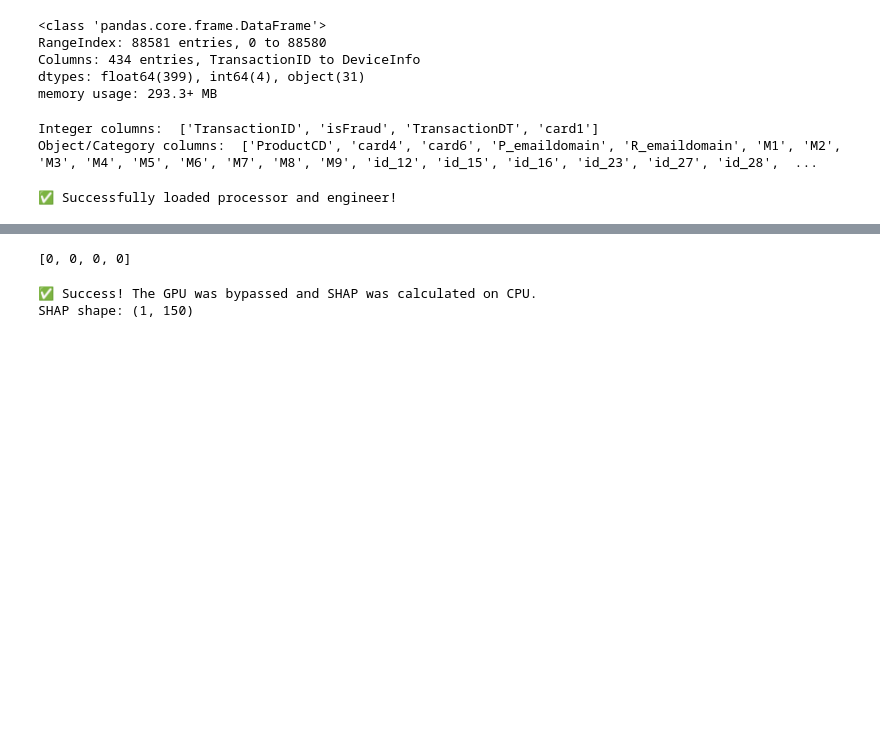
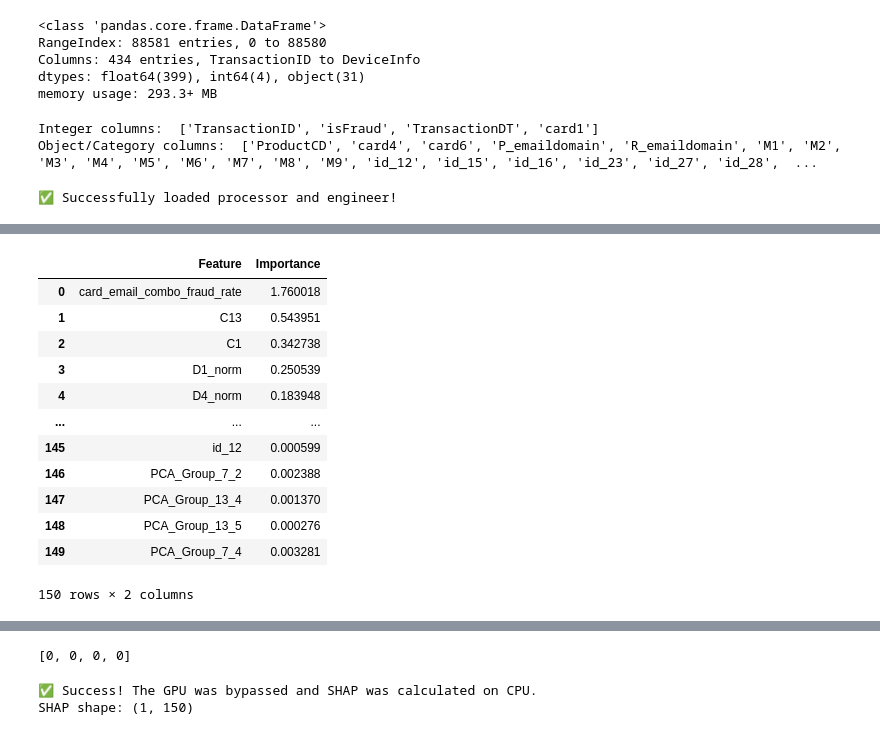
Before and after one commit to kmache/sentinel-fraud-ops, a Jupyter notebook: notebooks/01_exploration.ipynb, the cells around one changed output, grey strips where cells are left out. Saved outputs shown, nothing was run; the diff lists cells and outputs as text; code cells hidden in the pictures; blank space fills up the shorter version.

```diff
--- a/notebooks/01_exploration.ipynb
+++ b/notebooks/01_exploration.ipynb
@@ -837,19 +542,4 @@ duration = (time.time() - start) * 1000
-# %%
-batch_explanations = []
-
-for i in range(len(test_row)):
-    feature_impacts = shap_matrix[i][:-1]
-
-    raw_values = test_row.iloc[i].values
-
-    impacts_list = []
-    for name, val, impact in zip(xgb_features, raw_values, feature_impacts):
-        if abs(impact) > 1e-4:
-            impacts_list.append({
-                "feature": name,
-                "value": str(round(val, 3)),
-                "impact": float(impact)
-            })
-
-    top_n = sorted(impacts_list, key=lambda x: abs(x['impact']), reverse=True)[:10]
-    batch_explanations.append(top_n)
+# %%
+batch_explanations = []
+batch_size = 4000
+total_rows = len(test_row)
@@ -855,0 +749,29 @@ for i in range(len(test_row)):
+# %%
+batch_totals = {}
+count = 0
+for tx_expl in batch_explanations:
+    count += 1
+    for item in tx_expl:
+        feat = item['feature']
+        impact = abs(item['impact'])
+        batch_totals[feat] = batch_totals.get(feat, 0.0) + impact
+# Normalize to get Batch Average
+batch_avg = {k: v / count for k, v in batch_totals.items()}
+# %%
+batch_avg_df = pd.DataFrame(list(batch_avg.items()), columns=['Feature', 'Importance'])
+# %%
+batch_avg_df
+# %% [output]
+|  | Feature | Importance |
+| 0 | card_email_combo_fraud_rate | 1.760018 |
+| 1 | C13 | 0.543951 |
+| 2 | C1 | 0.342738 |
+| 3 | D1_norm | 0.250539 |
+| 4 | D4_norm | 0.183948 |
+| ... | ... | ... |
+| 145 | id_12 | 0.000599 |
+| 146 | PCA_Group_7_2 | 0.002388 |
+| 147 | PCA_Group_13_4 | 0.001370 |
+| 148 | PCA_Group_13_5 | 0.000276 |
+| 149 | PCA_Group_7_4 | 0.003281 |
+150 rows × 2 columns
```
Also changed, not shown: parts of 53 cells of this notebook, 22 other files.
